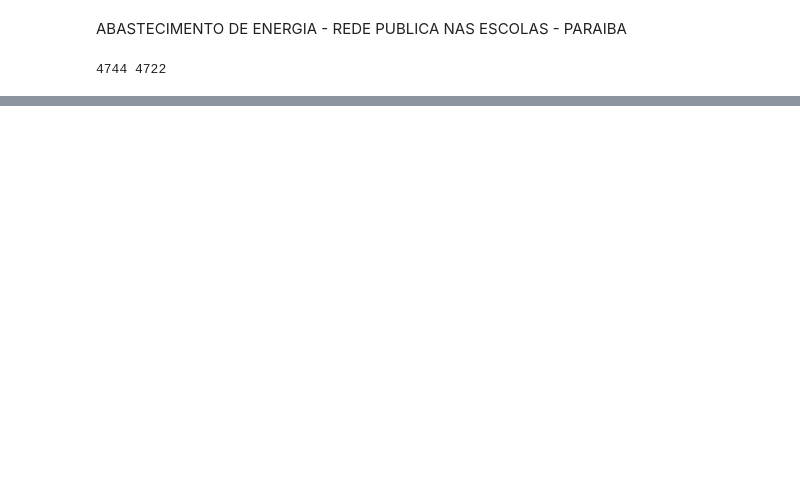
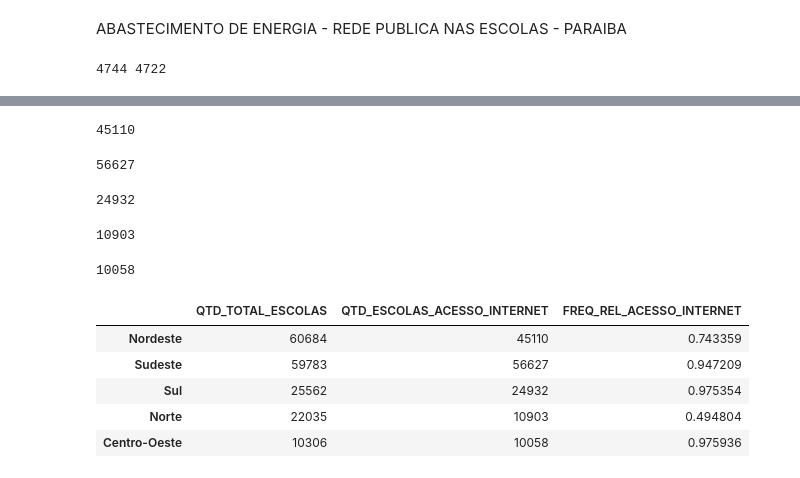
Before and after one commit to analluvias/dashboard, a Jupyter notebook: dashboard.ipynb, the cells around one changed output, grey strips where cells are left out. Saved outputs shown, nothing was run; the diff lists cells and outputs as text; code cells hidden in the pictures; blank space fills up the shorter version.

Commit message:
analise acesso a internet em escolar nas regiões, no brasil e na paraíba

```diff
--- a/dashboard.ipynb
+++ b/dashboard.ipynb
@@ -413,0 +418,44 @@ dados_escolas_energia_pb
+# %%
+df_nordeste_internet = df[df["NO_REGIAO"]=="Nordeste"]
+nordeste_internet = df_nordeste_internet[df_nordeste_internet["IN_INTERNET"] == 1]
+len(nordeste_internet)
+# %% [output]
+45110
+# %%
+df_sudeste_internet = df[df["NO_REGIAO"]=="Sudeste"]
+sudeste_internet = df_sudeste_internet[df_sudeste_internet["IN_INTERNET"] == 1]
+len(sudeste_internet)
+# %% [output]
+56627
+# %%
+df_sul_internet = df[df["NO_REGIAO"]=="Sul"]
+sul_internet = df_sul_internet[df_sul_internet["IN_INTERNET"] == 1]
+len(sul_internet)
+# %% [output]
+24932
+# %%
+df_norte_internet = df[df["NO_REGIAO"]=="Norte"]
+norte_internet = df_norte_internet[df_norte_internet["IN_INTERNET"] == 1]
+len(norte_internet)
+# %% [output]
+10903
+# %%
+df_co_internet = df[df["NO_REGIAO"]=="Centro-Oeste"]
+co_internet = df_co_internet[df_co_internet["IN_INTERNET"] == 1]
+len(co_internet)
+# %% [output]
+10058
+# %%
+hfreq_internet = pd.DataFrame(series_v)
+hfreq_internet.rename(columns={'NO_REGIAO': 'QTD_TOTAL_ESCOLAS'},inplace=True)
+hfreq_internet["QTD_ESCOLAS_ACESSO_INTERNET"] = [len(nordeste_internet), len(sudeste_internet), len(sul_internet), len(norte_internet),
+                                     len(co_internet)]
+hfreq_internet["FREQ_REL_ACESSO_INTERNET"] = hfreq_internet["QTD_ESCOLAS_ACESSO_INTERNET"]/hfreq_internet["QTD_TOTAL_ESCOLAS"]
+hfreq_internet
+# %% [output]
+|  | QTD_TOTAL_ESCOLAS | QTD_ESCOLAS_ACESSO_INTERNET | FREQ_REL_ACESSO_INTERNET |
+| Nordeste | 60684 | 45110 | 0.743359 |
+| Sudeste | 59783 | 56627 | 0.947209 |
+| Sul | 25562 | 24932 | 0.975354 |
+| Norte | 22035 | 10903 | 0.494804 |
+| Centro-Oeste | 10306 | 10058 | 0.975936 |
```
Also changed, not shown: parts of 6 cells of this notebook.
